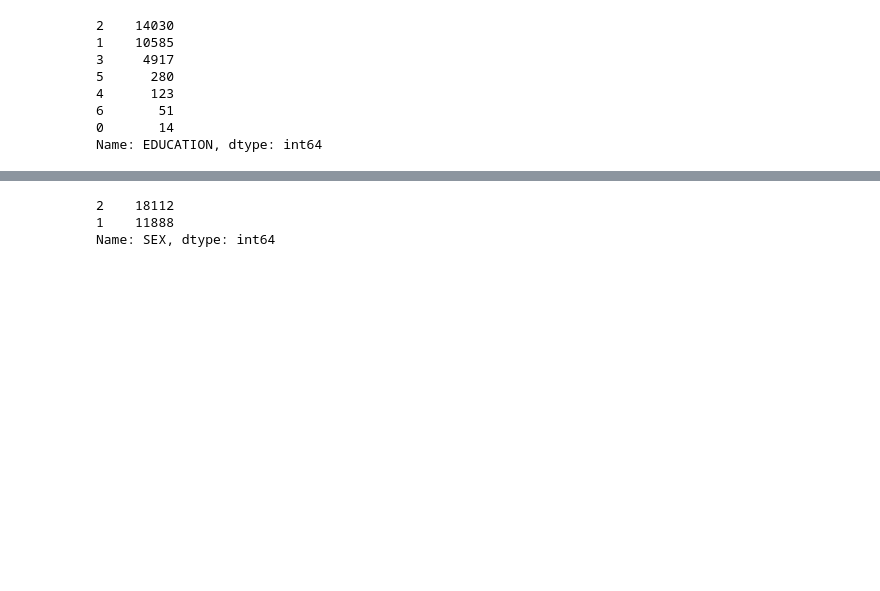
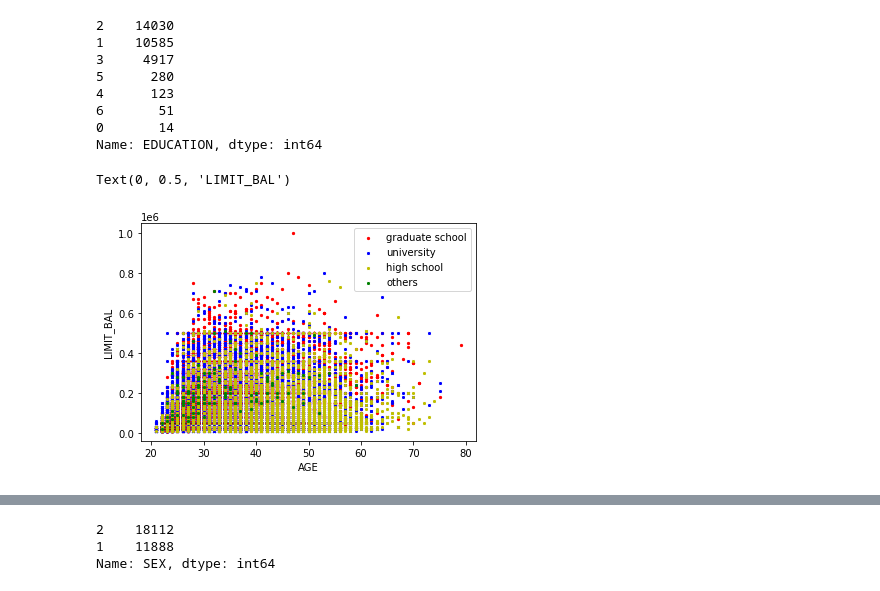
Before and after one commit to MimboureYara/ML-Apprentissage-Supervis-et-Feature-engineering, a Jupyter notebook: Mini devoir en machine learning.ipynb, the cells around one changed output, grey strips where cells are left out. Cells and saved outputs as stored; diff of their text form; code cells hidden in the pictures; blank space fills up the shorter version.

```diff
--- a/Mini devoir en machine learning.ipynb
+++ b/Mini devoir en machine learning.ipynb
@@ -106,3 +108,15 @@ data['EDUCATION'].value_counts()
 6       51
 0       14
 Name: EDUCATION, dtype: int64
+# %%
+plt.figure()
+plt.scatter(data[data.EDUCATION==1].AGE,data[data.EDUCATION==1].LIMIT_BAL,label='graduate school',color='r', marker="o",s=5)
+plt.scatter(data[data.EDUCATION==2].AGE,data[data.EDUCATION==2].LIMIT_BAL,label='university',color='b',marker="x",s=5)
+plt.scatter(data[data.EDUCATION==3].AGE,data[data.EDUCATION==3].LIMIT_BAL,label='high school',color='y',marker="x",s=5)
+plt.scatter(data[data.EDUCATION==4].AGE,data[data.EDUCATION==4].LIMIT_BAL,label='others',color='g',marker="x",s=5)
+plt.legend()
+plt.xlabel('AGE')
+plt.ylabel('LIMIT_BAL')
+# %% [output]
+Text(0, 0.5, 'LIMIT_BAL')
+[figure, added]
```
Also changed, not shown: parts of 12 cells of this notebook.
